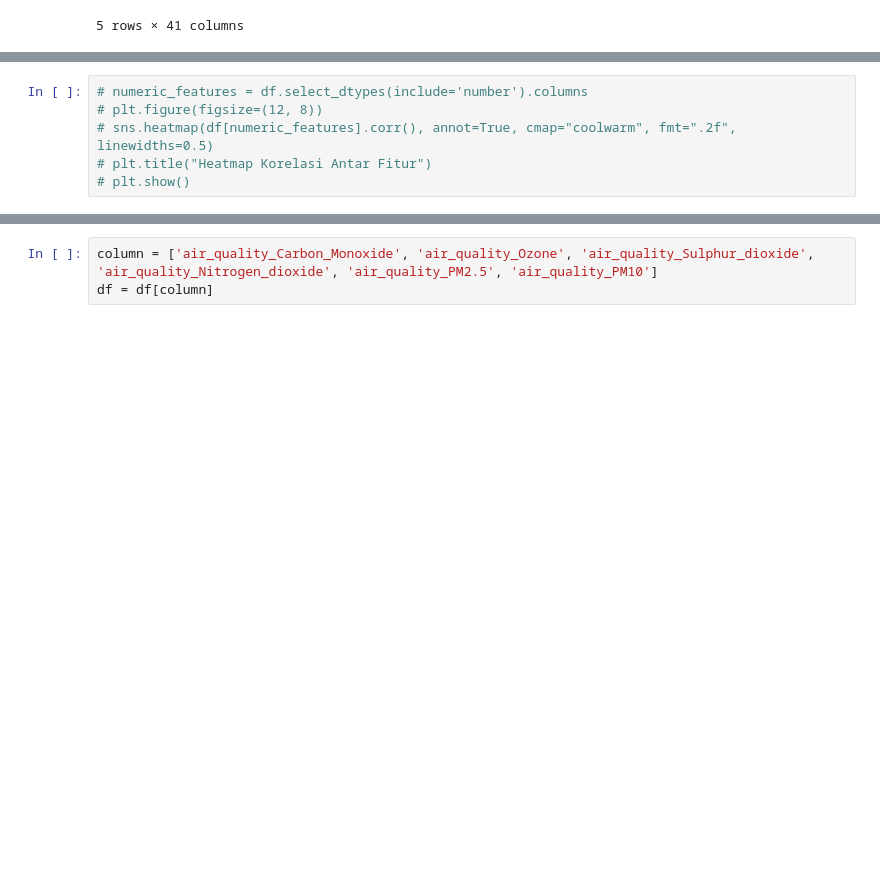
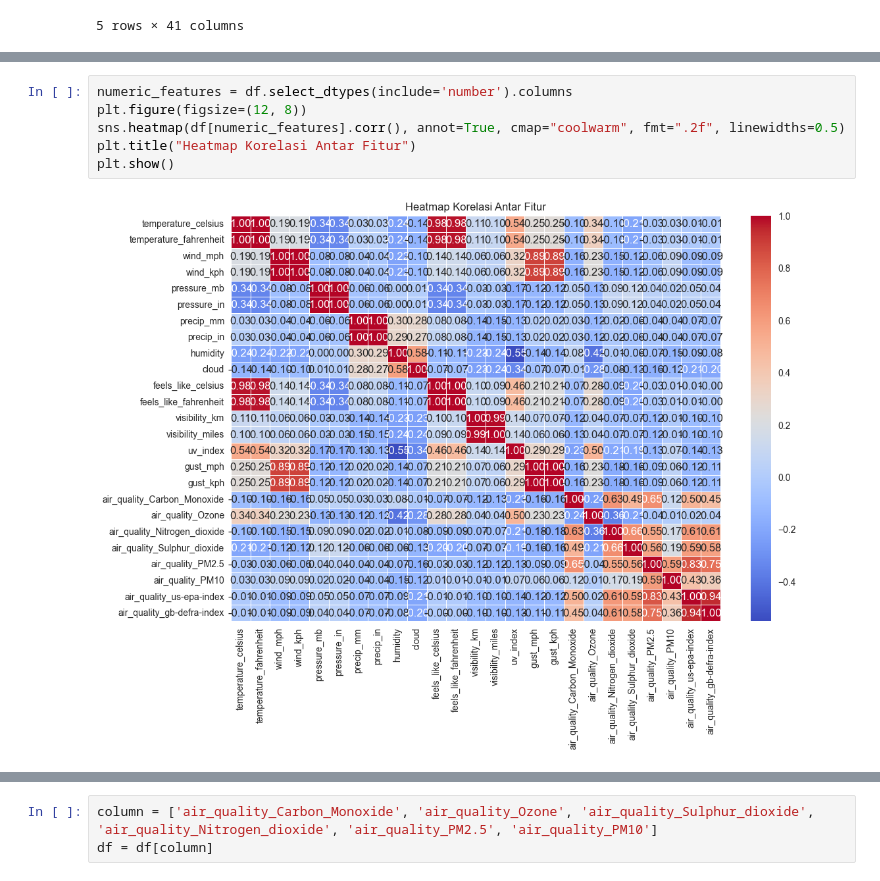
Before and after one commit to SenyuminAja16/2-Faza-Grace, a Jupyter notebook: Model Clustering.ipynb, the cells around one changed output, grey strips where cells are left out. Drawn from its saved outputs; the diff is of its cells as text; blank space fills up the shorter version.

```diff
--- a/Model Clustering.ipynb
+++ b/Model Clustering.ipynb
@@ -47,7 +65,9 @@ dtype: int64
 # %%
-# numeric_features = df.select_dtypes(include='number').columns
-# plt.figure(figsize=(12, 8))
-# sns.heatmap(df[numeric_features].corr(), annot=True, cmap="coolwarm", fmt=".2f", linewidths=0.5)
-# plt.title("Heatmap Korelasi Antar Fitur")
-# plt.show()
+numeric_features = df.select_dtypes(include='number').columns
+plt.figure(figsize=(12, 8))
+sns.heatmap(df[numeric_features].corr(), annot=True, cmap="coolwarm", fmt=".2f", linewidths=0.5)
+plt.title("Heatmap Korelasi Antar Fitur")
+plt.show()
+# %% [output]
+[figure, added]
 # %%
```
Also changed, not shown: parts of 52 cells of this notebook.
